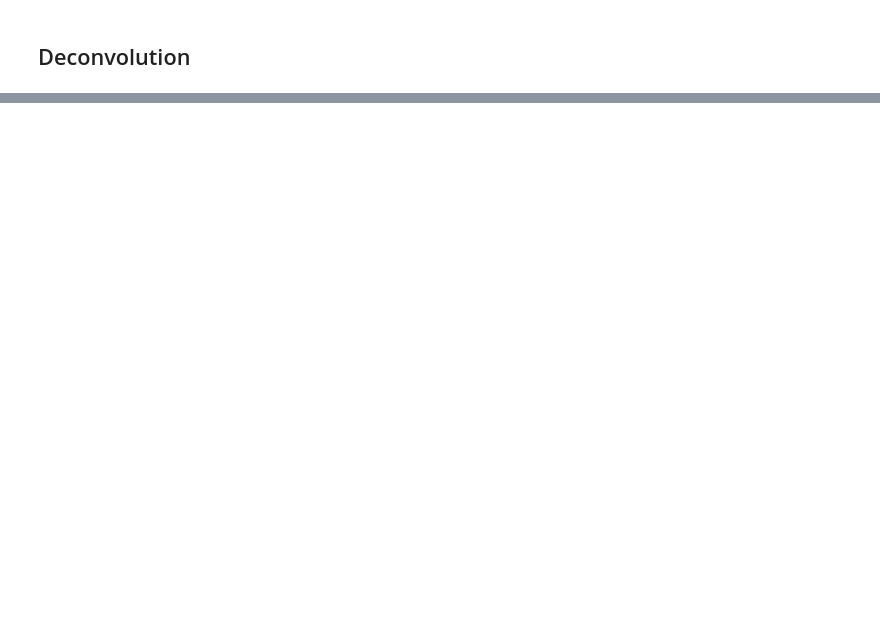
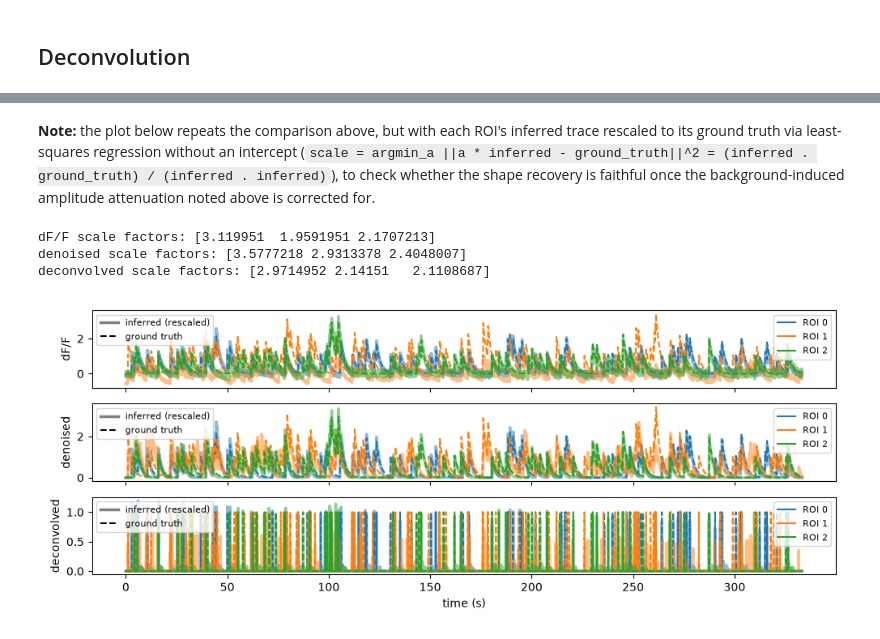
Before and after one commit to photon-mosaic/photon-mosaic, a Jupyter notebook: examples/play_with_analyzer.ipynb, the cells around one changed output, grey strips where cells are left out. Drawn from its saved outputs; the diff is of its cells as text; code cells hidden in the pictures; blank space fills up the shorter version.

```diff
--- a/examples/play_with_analyzer.ipynb
+++ b/examples/play_with_analyzer.ipynb
@@ -86,0 +150,46 @@ fig.tight_layout()
+# %% [markdown]
+**Note:** the plot below repeats the comparison above, but with each ROI's inferred trace
+rescaled to its ground truth via least-squares regression without an intercept
+(`scale = argmin_a ||a * inferred - ground_truth||^2 = (inferred . ground_truth) / (inferred . inferred)`),
+to check whether the shape recovery is faithful once the background-induced amplitude
+attenuation noted above is corrected for.
+# %%
+def fit_scale(inferred, ground_truth):
+    return (inferred * ground_truth).sum(axis=0) / (inferred * inferred).sum(axis=0)
+
+
+dff_scale = fit_scale(dff_ext.get_data()[:, :3], ground_truth.clean_traces[:, :3])
+denoised_scale = fit_scale(deconv_ext.data["denoised"][:, :3], ground_truth.clean_traces[:, :3])
+deconvolved_scale = fit_scale(deconv_ext.get_data()[:, :3], ground_truth.spikes[:, :3])
+print("dF/F scale factors:", dff_scale)
+print("denoised scale factors:", denoised_scale)
+print("deconvolved scale factors:", deconvolved_scale)
+
+fig, ax = plt.subplots(3, 1, figsize=(10, 4), sharex=True)
+for i in rois.roi_ids[:3]:
+    ax[0].plot(t, dff_scale[i] * dff_ext.get_data()[:, i], c=f"C{i}", lw=2.5, alpha=0.5)
+    ax[0].plot(t, ground_truth.clean_traces[:, i], c=f"C{i}", ls="--")
+    ax[1].plot(t, denoised_scale[i] * deconv_ext.data["denoised"][:, i], c=f"C{i}", lw=2.5, alpha=0.5)
+    ax[1].plot(t, ground_truth.clean_traces[:, i], c=f"C{i}", ls="--")
+    ax[2].plot(t, deconvolved_scale[i] * deconv_ext.get_data()[:, i], c=f"C{i}", lw=2.5, alpha=0.5)
+    ax[2].plot(t, ground_truth.spikes[:, i], c=f"C{i}", ls="--")
+ax[0].set_ylabel("dF/F")
+ax[1].set_ylabel("denoised")
+ax[2].set_ylabel("deconvolved")
+ax[2].set_xlabel("time (s)")
+
+style_handles = [
+    Line2D([0], [0], color="k", lw=2.5, alpha=0.5, label="inferred (rescaled)"),
+    Line2D([0], [0], color="k", ls="--", label="ground truth"),
+]
+roi_handles = [Line2D([0], [0], color=f"C{i}", label=f"ROI {i}") for i in rois.roi_ids[:3]]
+for a in ax:
+    style_legend = a.legend(handles=style_handles, loc="upper left", fontsize=8)
+    a.add_artist(style_legend)
+    a.legend(handles=roi_handles, loc="upper right", fontsize=8)
+fig.tight_layout()
+# %% [output]
+dF/F scale factors: [3.119951  1.9591951 2.1707213]
+denoised scale factors: [3.5777218 2.9313378 2.4048007]
+deconvolved scale factors: [2.9714952 2.14151   2.1108687]
+[figure, added]
```
Also changed, not shown: parts of 13 cells of this notebook, 4 other files.
